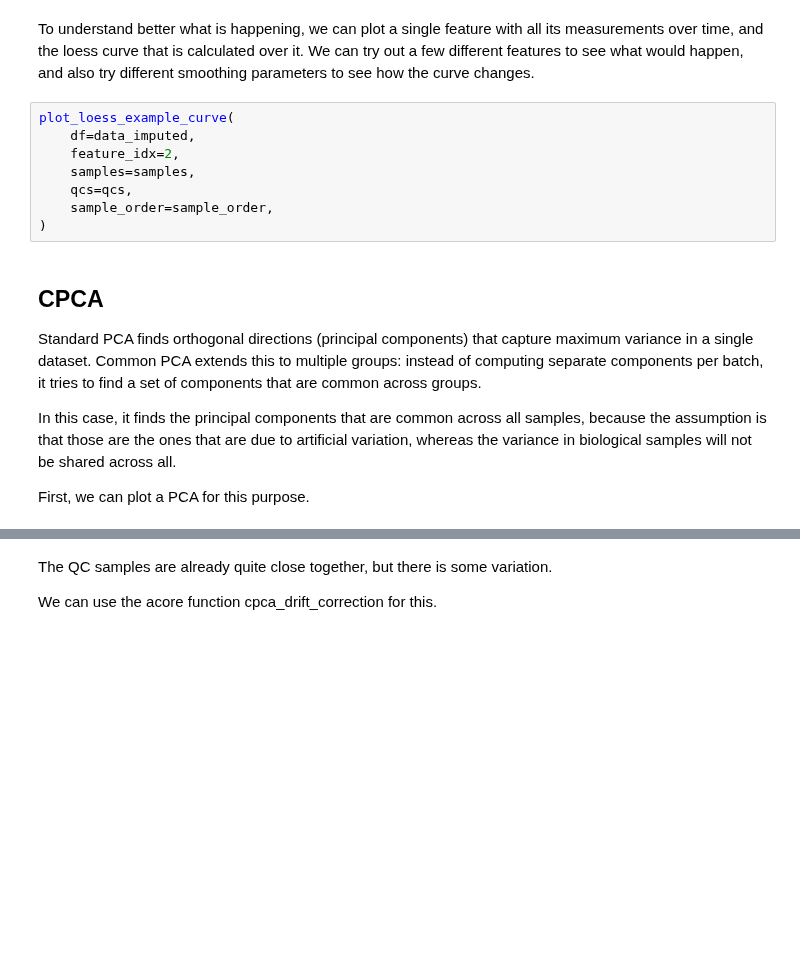
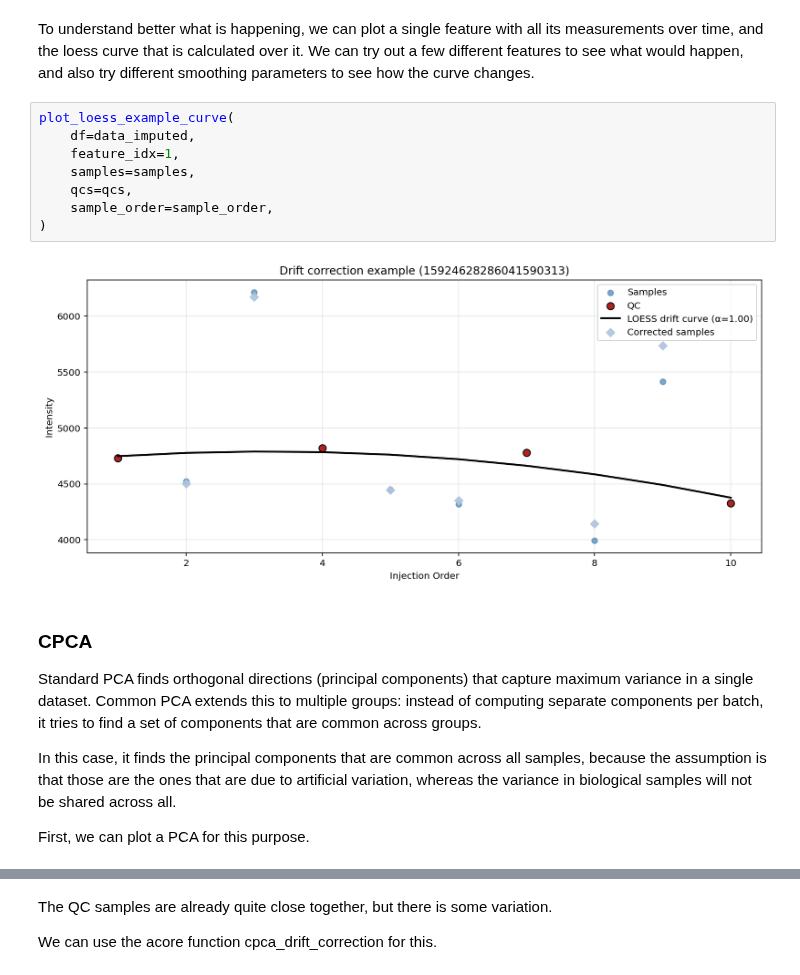
Before and after one commit to biosustain/dsp_course_metabolomics_intro, a Jupyter notebook: 2_data_analysis.ipynb, the cells around one changed output, grey strips where cells are left out. Drawn from its saved outputs; the diff is of its cells as text; blank space fills up the shorter version.

```diff
--- a/2_data_analysis.ipynb
+++ b/2_data_analysis.ipynb
@@ -800,13 +992,15 @@ smoothing parameters to see how the curve changes.
 # %%
 plot_loess_example_curve(
     df=data_imputed,
-    feature_idx=2,
+    feature_idx=1,
     samples=samples,
     qcs=qcs,
     sample_order=sample_order,
 )
+# %% [output]
+[figure, added]
 # %% [markdown]
-## CPCA
+### CPCA
 
 Standard PCA finds orthogonal directions (principal components) that capture maximum
 variance in a single dataset. Common PCA extends this to multiple groups: instead of
```
Also changed, not shown: parts of 50 cells of this notebook.
